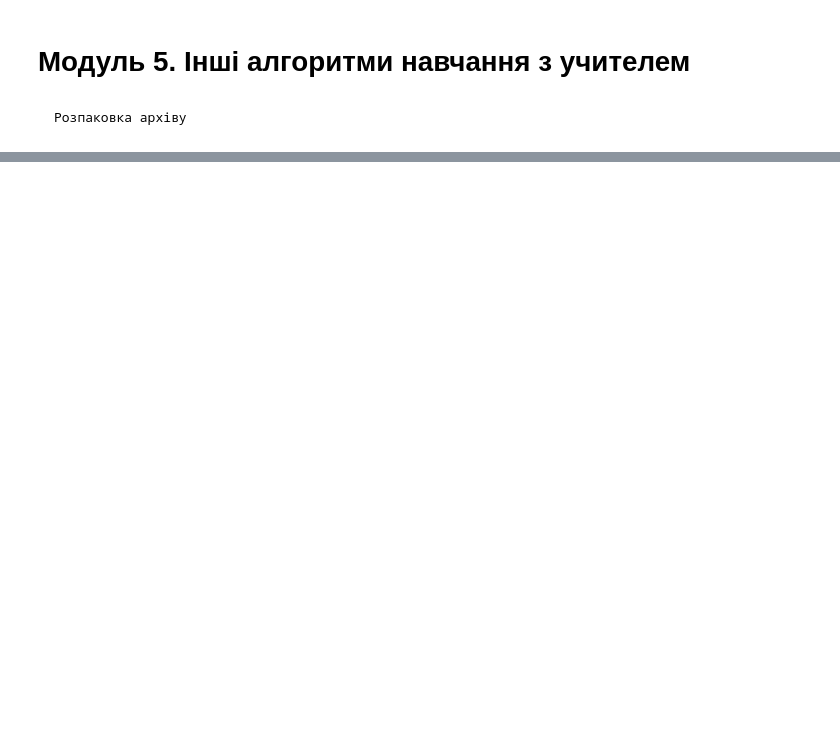
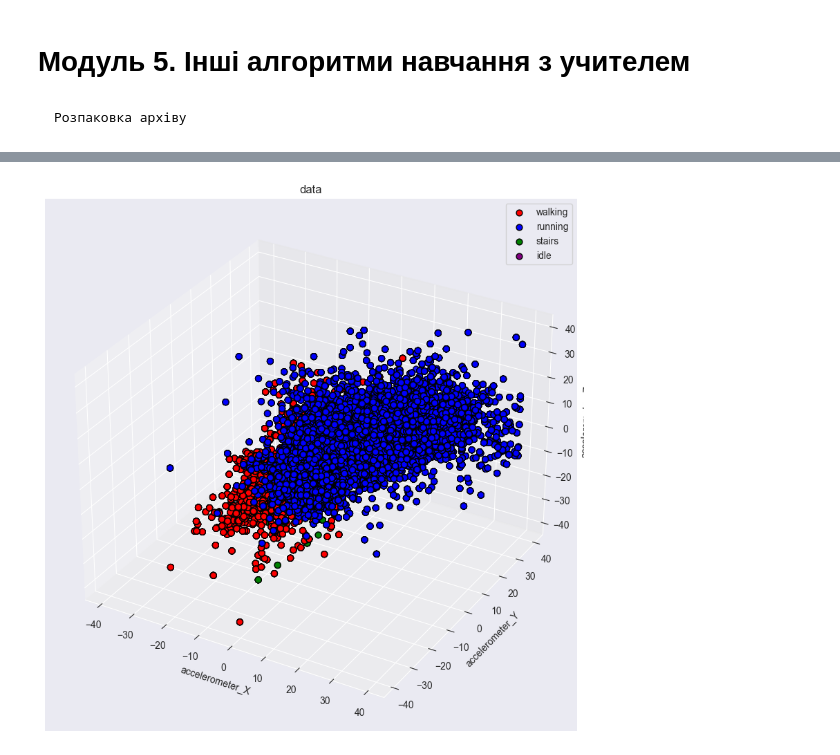
Before and after one commit to KyryloChalov/DS, a Jupyter notebook: HW_05/hw5.ipynb, the cells around one changed output, grey strips where cells are left out. Cells and saved outputs as stored; diff of their text form; code cells hidden in the pictures; blank space fills up the shorter version.

```diff
--- a/HW_05/hw5.ipynb
+++ b/HW_05/hw5.ipynb
@@ -107,0 +31,17 @@ merged_df
+# %%
+# print("loading data", end='')
+
+dataset_path = Path("data")
+csv_files = dataset_path.glob("**/*.csv")
+
+df_list = []
+
+for file_path in csv_files:
+    df_from_file = pd.read_csv(file_path)
+    df_from_file["activity"] = file_path.parent.name
+    df_list.append(df_from_file)
+df_joint = pd.concat(df_list, ignore_index=True)
+
+# print(" done")
+
+df_joint
@@ -107,0 +63,28 @@ merged_df
+# %%
+fig = plt.figure(figsize=(12, 10))
+
+ax = plt.axes(projection="3d")
+ax.set_xlabel("accelerometer_X")
+ax.set_ylabel("accelerometer_Y")
+ax.set_zlabel("accelerometer_Z")
+ax.set_title("data")
+
+colors = {"walking": "red", "running": "blue", "stairs": "green", "idle": "purple"}
+
+for activity, color in colors.items():
+    activity_data = df_joint[df_joint["activity"] == activity]
+    ax.scatter3D(
+        activity_data["accelerometer_X"],
+        activity_data["accelerometer_Y"],
+        activity_data["accelerometer_Z"],
+        color=color,
+        # alpha=0.3,
+        label=activity,
+        edgecolors="black",
+        s=40,
+    )
+
+plt.legend()
+plt.show()
+# %% [output]
+[figure, added]
```
Also changed, not shown: parts of 23 cells of this notebook.
